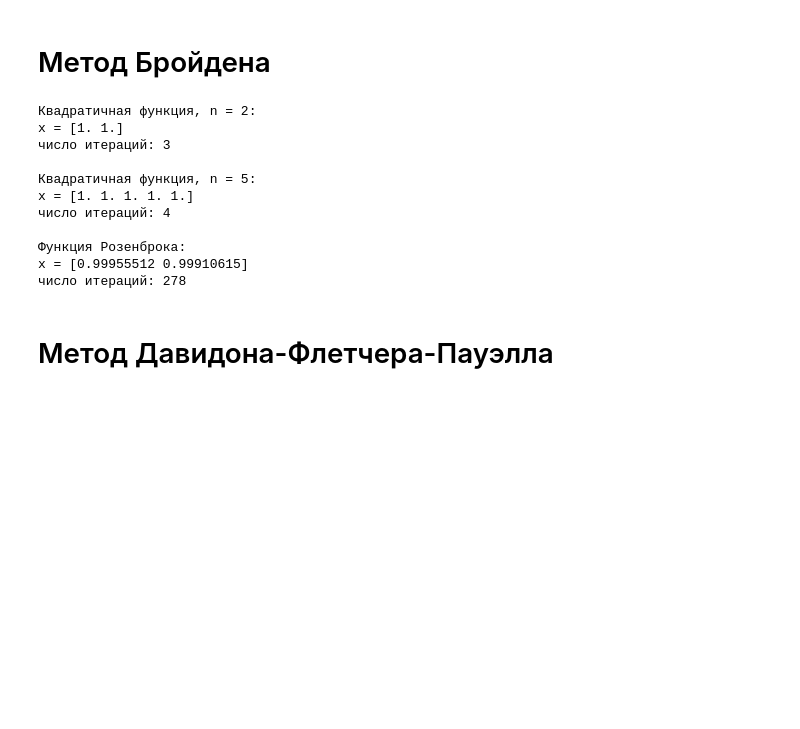
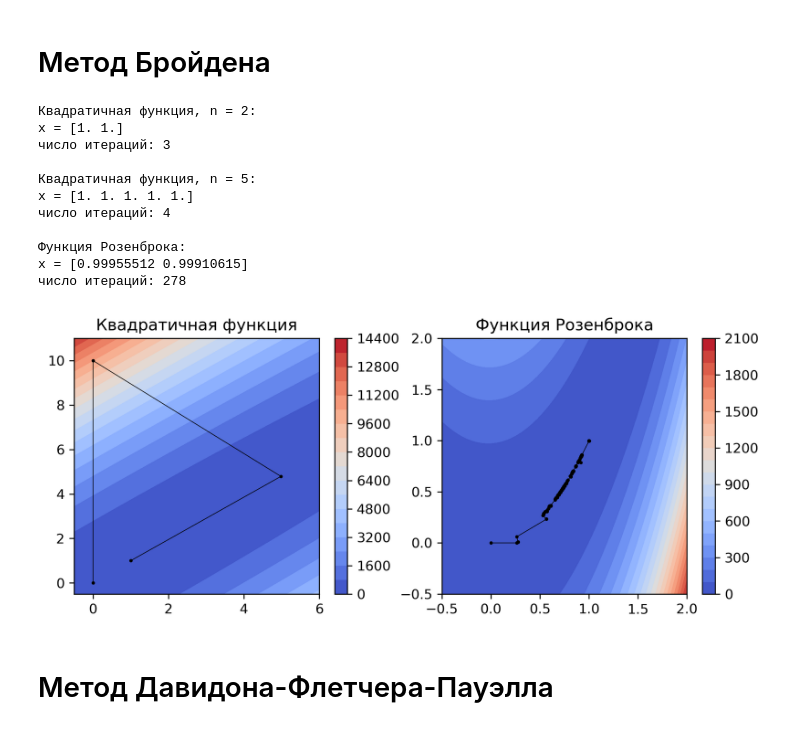
Before and after one commit to vsgolovin/hse-homework, a Jupyter notebook: opt-hw04/quasi-newton.ipynb, the cells around one changed output. Cells and saved outputs as stored; diff of their text form; code cells hidden in the pictures; blank space fills up the shorter version.

Commit message:
Add contour plots

```diff
--- a/opt-hw04/quasi-newton.ipynb
+++ b/opt-hw04/quasi-newton.ipynb
@@ -146,6 +146,27 @@ def choose_h(f, x, grad, h_method):
             h = (h_min + h_max) / 2
 
     return h
+# %%
+# вспомогательные функции для построения графиков
+def init_figure():
+    fig, [ax1, ax2] = plt.subplots(ncols=2)
+    fig.set_size_inches(9, 3.5)
+    ax1.set_title('Квадратичная функция')
+    ax2.set_title('Функция Розенброка')
+    return fig, [ax1, ax2]
+
+def plot_path(x, func, fig, ax, offset=1.1):
+    assert x.shape[1] == 2
+    x1_min = min(np.floor(x[:, 0].min() * offset), -0.5)
+    x1_max = max(np.ceil(x[:, 0].max() * offset), 2.0)
+    x2_min = min(np.floor(x[:, 1].min() * offset), -0.5)
+    x2_max = max(np.ceil(x[:, 1].max()) * offset, 2.0)
+    mesh = np.meshgrid(np.linspace(x1_min, x1_max),
+                       np.linspace(x2_min, x2_max))
+    cn = ax.contourf(*mesh, func(*mesh), levels=20, cmap=plt.cm.coolwarm)
+    ax.plot(x[:, 0], x[:, 1], 'k.-', lw=0.5, ms=3)
+    fig.colorbar(cn, ax=ax)
+    return ax
 # %% [markdown]
 # Метод Бройдена
 # %%
@@ -189,35 +210,40 @@ def broyden(f, fdot, x0, h_method=1e-3, grad_min=1e-4, restart_period=1,
         return solutions
     return x
 # %%
+fig, [ax1, ax2] = init_figure()
+
 sol = broyden(quadratic, quadratic_derivatives, [0, 0],
               h_method=1, grad_min=1e-3, restart_period=2, full_output=True)
 print('Квадратичная функция, n = 2:')
 print(f'x = {sol[-1]}')
 print(f'число итераций: {len(sol) - 1}')
+ax1 = plot_path(np.array(sol), quadratic, fig, ax1)
 
 sol = broyden(quadratic, quadratic_derivatives, [0] * 5,
               h_method=1, grad_min=1e-3, restart_period=2, full_output=True)
 print('\nКвадратичная функция, n = 5:')
 print(f'x = {sol[-1]}')
 print(f'число итераций: {len(sol) - 1}')
 
 sol = broyden(rosenbrock, rosenbrock_derivatives, [0, 0],
               h_method='min', grad_min=1e-3, restart_period=2, full_output=True)
 print('\nФункция Розенброка:')
 print(f'x = {sol[-1]}')
 print(f'число итераций: {len(sol) - 1}')
+ax2 = plot_path(np.array(sol), rosenbrock, fig, ax2)
 # %% [output]
 Квадратичная функция, n = 2:
 x = [1. 1.]
 число итераций: 3
 
 Квадратичная функция, n = 5:
 x = [1. 1. 1. 1. 1.]
 число итераций: 4
 
 Функция Розенброка:
 x = [0.99955512 0.99910615]
 число итераций: 278
+[figure, added]
 # %% [markdown]
 # Метод Давидона-Флетчера-Пауэлла
 # %%
```
Also changed, not shown: parts of 3 cells of this notebook, 6 other files.
